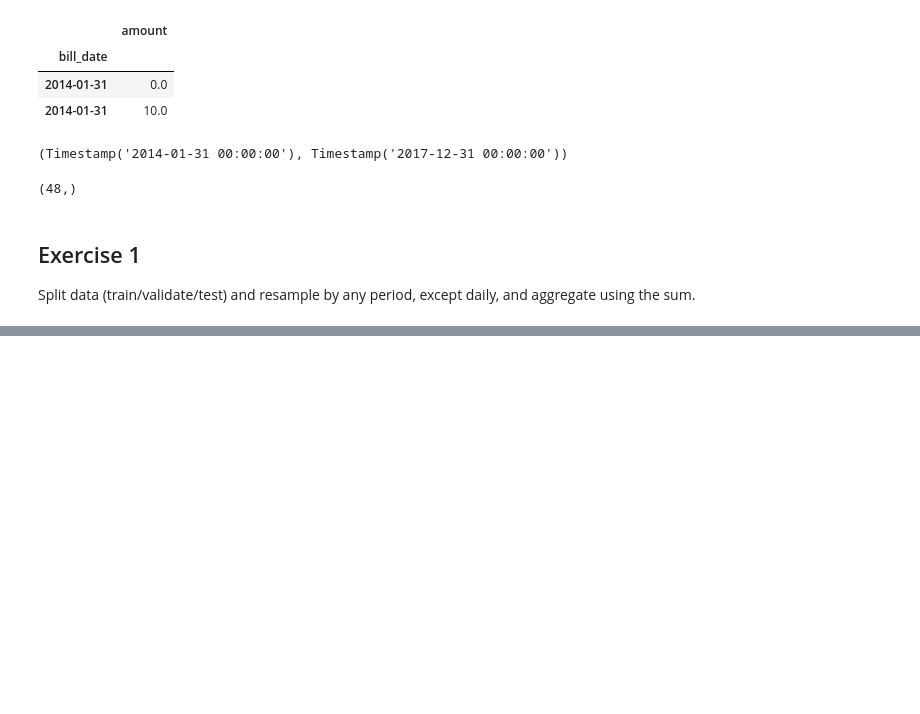
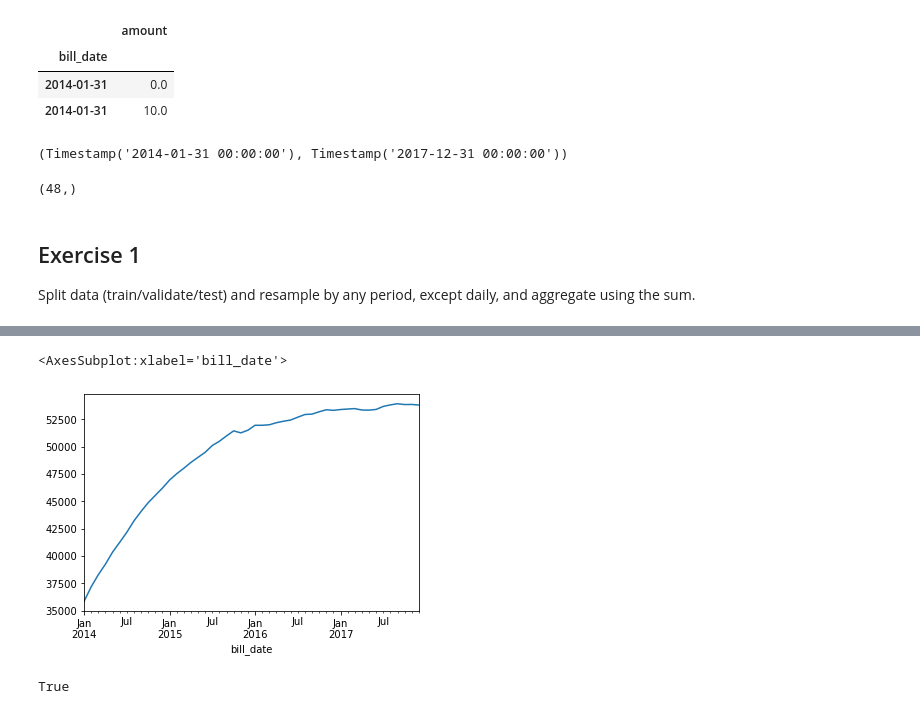
Before and after one commit to lainslie-18/time-series-exercises, a Jupyter notebook: model.ipynb, the cells around one changed output, grey strips where cells are left out. Cells and saved outputs as stored; diff of their text form; code cells hidden in the pictures; blank space fills up the shorter version.

```diff
--- a/model.ipynb
+++ b/model.ipynb
@@ -124,0 +136,6 @@ Split data (train/validate/test) and resample by any period, except daily, and a
+# %%
+# plot data
+df.plot()
+# %% [output]
+<AxesSubplot:xlabel='bill_date'>
+[figure, added]
@@ -124,0 +153,5 @@ Split data (train/validate/test) and resample by any period, except daily, and a
+# %%
+# check that the split dataframes add up to the same amount of observations as the original df
+train.shape[0] + validate.shape[0] + test.shape[0] == df.shape[0]
+# %% [output]
+True
```
Also changed, not shown: parts of 21 cells of this notebook, 2 other files.
